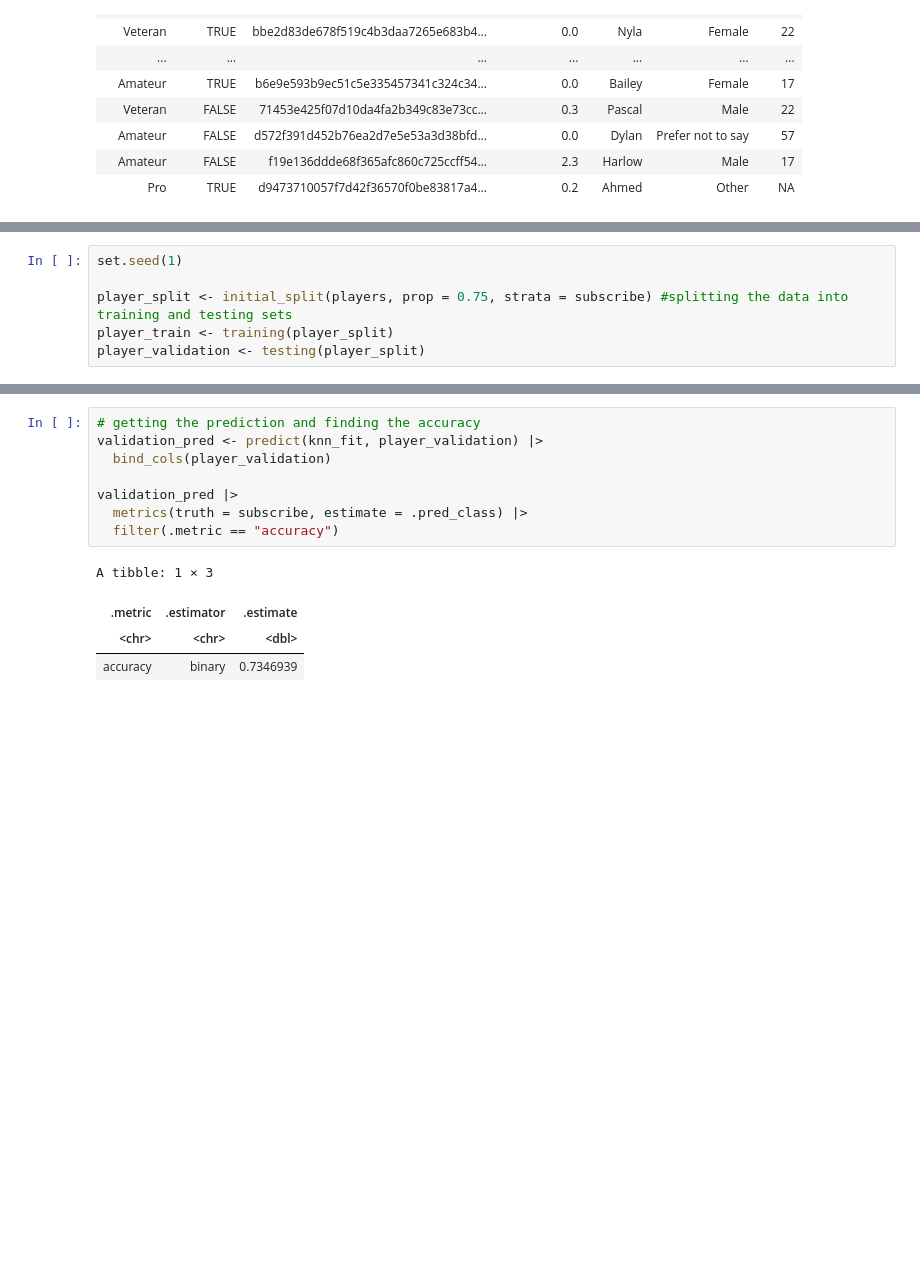
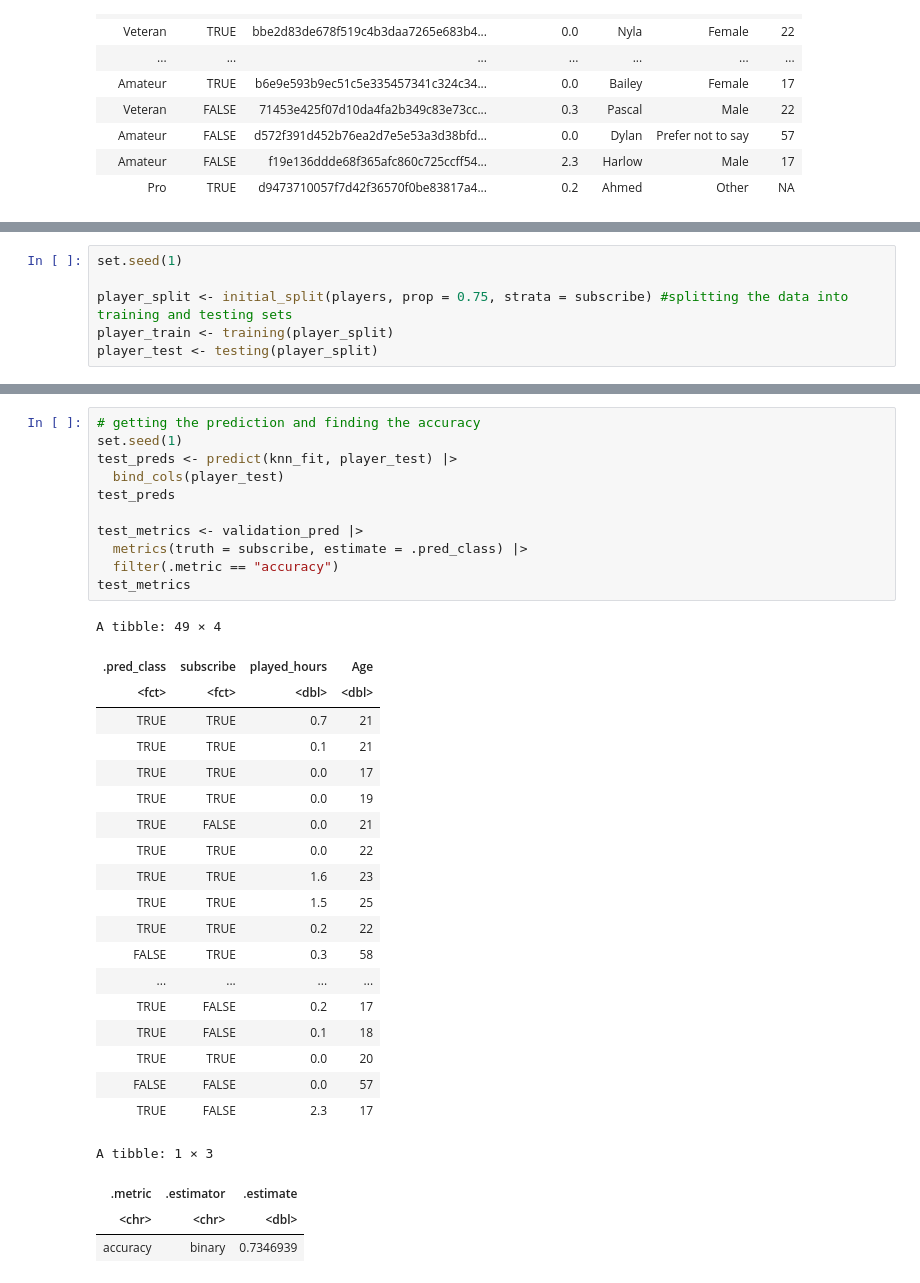
Before and after one commit to saclovessoup/dsci-100-project, a Jupyter notebook: Project_Final.ipynb, the cells around one changed output, grey strips where cells are left out. Drawn from its saved outputs; the diff is of its cells as text; blank space fills up the shorter version.

```diff
--- a/Project_Final.ipynb
+++ b/Project_Final.ipynb
@@ -122,6 +166,6 @@ set.seed(1)
 
 player_split <- initial_split(players, prop = 0.75, strata = subscribe) #splitting the data into training and testing sets
 player_train <- training(player_split)
-player_validation <- testing(player_split)
+player_test <- testing(player_split)
 # %%
 # recipe of the algorithm
@@ -232,13 +280,35 @@ Best k: 26
 # %%
 # getting the prediction and finding the accuracy
-validation_pred <- predict(knn_fit, player_validation) |>
-  bind_cols(player_validation)
+set.seed(1)
+test_preds <- predict(knn_fit, player_test) |>
+  bind_cols(player_test)
+test_preds
 
-validation_pred |>
+test_metrics <- validation_pred |>
   metrics(truth = subscribe, estimate = .pred_class) |>
   filter(.metric == "accuracy")
+test_metrics
 # %% [output]
-A tibble: 1 × 3
+A tibble: 49 × 4
-| .metric | .estimator | .estimate |
-| <chr> | <chr> | <dbl> |
-| accuracy | binary | 0.7346939 |
+| .pred_class | subscribe | played_hours | Age |
+| <fct> | <fct> | <dbl> | <dbl> |
+| TRUE | TRUE | 0.7 | 21 |
+| TRUE | TRUE | 0.1 | 21 |
+| TRUE | TRUE | 0.0 | 17 |
+| TRUE | TRUE | 0.0 | 19 |
+| TRUE | FALSE | 0.0 | 21 |
+| TRUE | TRUE | 0.0 | 22 |
+| TRUE | TRUE | 1.6 | 23 |
+| TRUE | TRUE | 1.5 | 25 |
+| TRUE | TRUE | 0.2 | 22 |
+| FALSE | TRUE | 0.3 | 58 |
+| ... | ... | ... | ... |
+| TRUE | FALSE | 0.2 | 17 |
+| TRUE | FALSE | 0.1 | 18 |
+| TRUE | TRUE | 0.0 | 20 |
+| FALSE | FALSE | 0.0 | 57 |
+| TRUE | FALSE | 2.3 | 17 |
+A tibble: 1 × 3
+| .metric | .estimator | .estimate |
+| <chr> | <chr> | <dbl> |
+| accuracy | binary | 0.7346939 |
```
Also changed, not shown: parts of 12 cells of this notebook.
